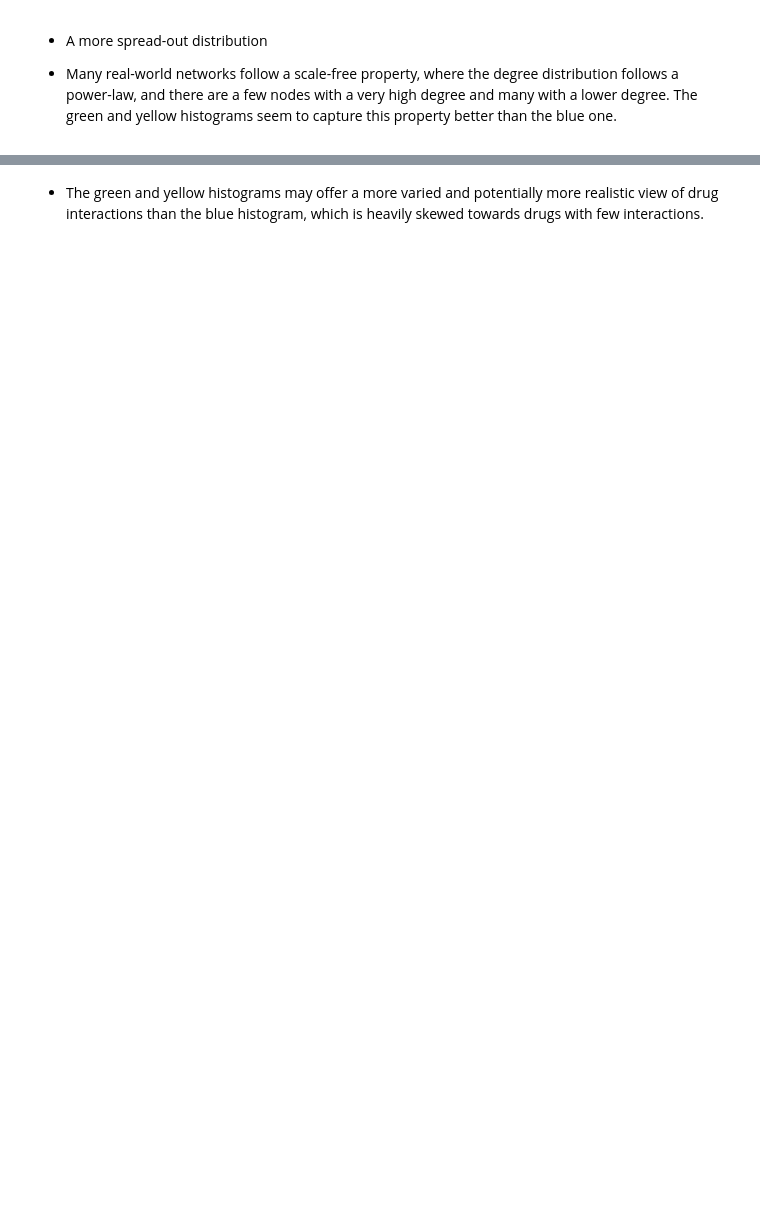
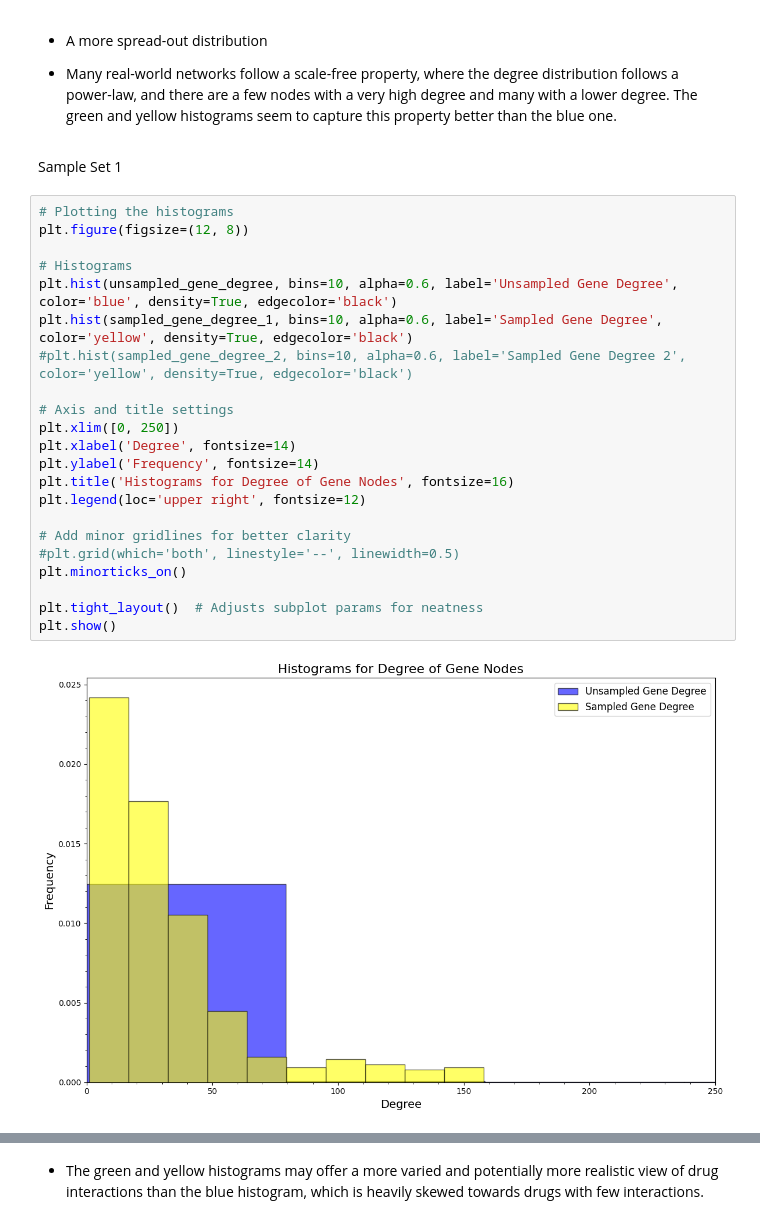
Before and after one commit to alanadeng/Drug_Gene_Interactions_Prediction, a Jupyter notebook: code/preprocessing.ipynb, the cells around one changed output, grey strips where cells are left out. Drawn from its saved outputs; the diff is of its cells as text; blank space fills up the shorter version.

```diff
--- a/code/preprocessing.ipynb
+++ b/code/preprocessing.ipynb
@@ -274,6 +274,32 @@ plt.show()
 - A more spread-out distribution
 
 - Many real-world networks follow a scale-free property, where the degree distribution follows a power-law, and there are a few nodes with a very high degree and many with a lower degree. The green and yellow histograms seem to capture this property better than the blue one.
+# %% [markdown]
+Sample Set 1
+# %%
+# Plotting the histograms
+plt.figure(figsize=(12, 8))
+
+# Histograms
+plt.hist(unsampled_gene_degree, bins=10, alpha=0.6, label='Unsampled Gene Degree', color='blue', density=True, edgecolor='black')
+plt.hist(sampled_gene_degree_1, bins=10, alpha=0.6, label='Sampled Gene Degree', color='yellow', density=True, edgecolor='black')
+#plt.hist(sampled_gene_degree_2, bins=10, alpha=0.6, label='Sampled Gene Degree 2', color='yellow', density=True, edgecolor='black')
+
+# Axis and title settings
+plt.xlim([0, 250])
+plt.xlabel('Degree', fontsize=14)
+plt.ylabel('Frequency', fontsize=14)
+plt.title('Histograms for Degree of Gene Nodes', fontsize=16)
+plt.legend(loc='upper right', fontsize=12)
+
+# Add minor gridlines for better clarity
+#plt.grid(which='both', linestyle='--', linewidth=0.5)
+plt.minorticks_on()
+
+plt.tight_layout()  # Adjusts subplot params for neatness
+plt.show()
+# %% [output]
+[figure, added]
 # %%
 # Plotting the histograms
 plt.figure(figsize=(12, 8))
```
Also changed, not shown: parts of 5 cells of this notebook, 1 other file.
